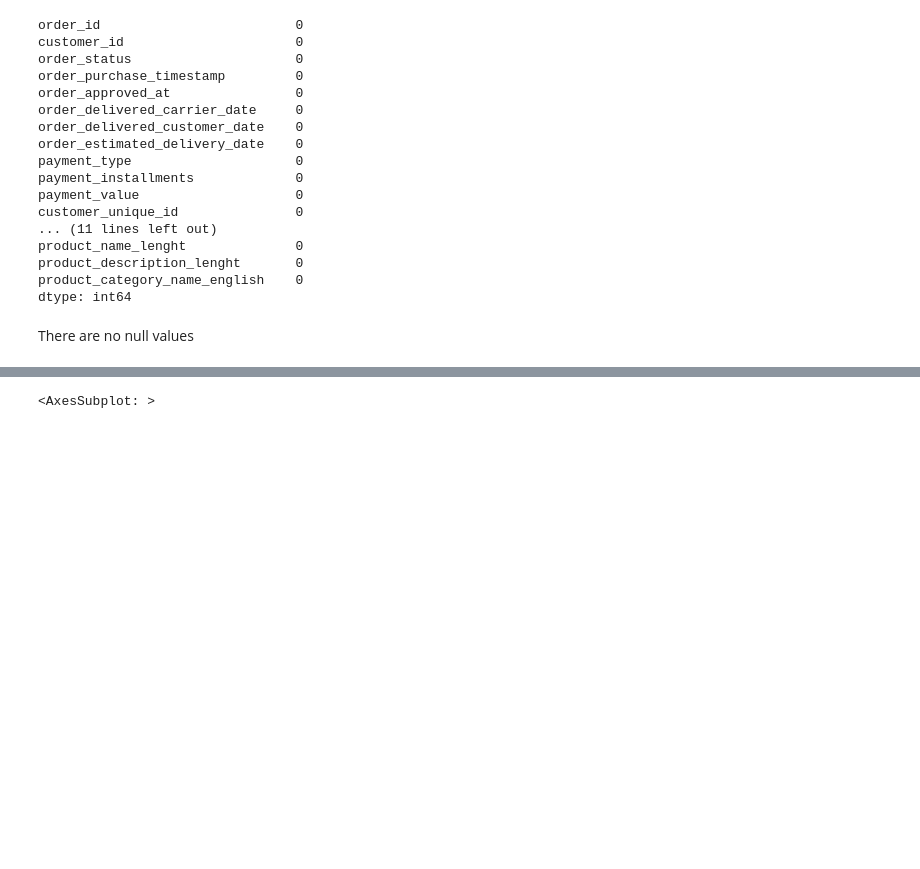
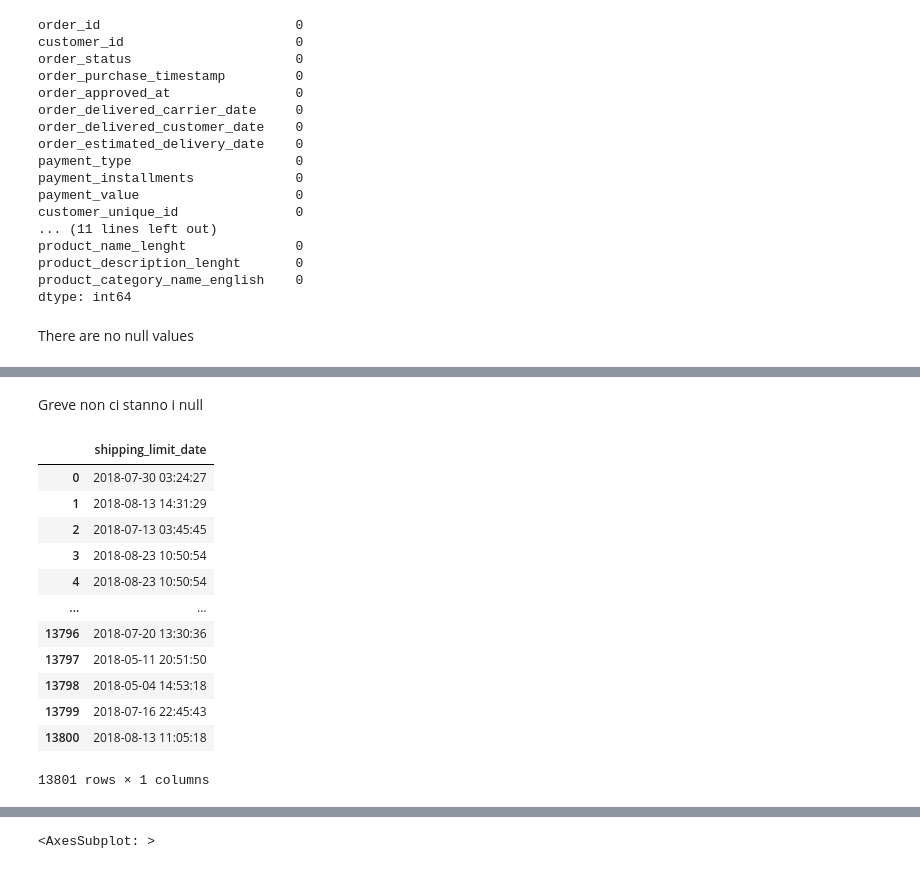
Before and after one commit to francescocapo/270341, a Jupyter notebook: main.ipynb, the cells around one changed output, grey strips where cells are left out. Cells and saved outputs as stored; diff of their text form; code cells hidden in the pictures; blank space fills up the shorter version.

```diff
--- a/main.ipynb
+++ b/main.ipynb
@@ -121,0 +142,18 @@ There are no null values
+# %% [markdown]
+Greve non ci stanno i null
+# %%
+csdv_df_new[['shipping_limit_date']]
+# %% [output]
+|  | shipping_limit_date |
+| 0 | 2018-07-30 03:24:27 |
+| 1 | 2018-08-13 14:31:29 |
+| 2 | 2018-07-13 03:45:45 |
+| 3 | 2018-08-23 10:50:54 |
+| 4 | 2018-08-23 10:50:54 |
+| ... | ... |
+| 13796 | 2018-07-20 13:30:36 |
+| 13797 | 2018-05-11 20:51:50 |
+| 13798 | 2018-05-04 14:53:18 |
+| 13799 | 2018-07-16 22:45:43 |
+| 13800 | 2018-08-13 11:05:18 |
+13801 rows × 1 columns
```
Also changed, not shown: parts of 9 cells of this notebook.
